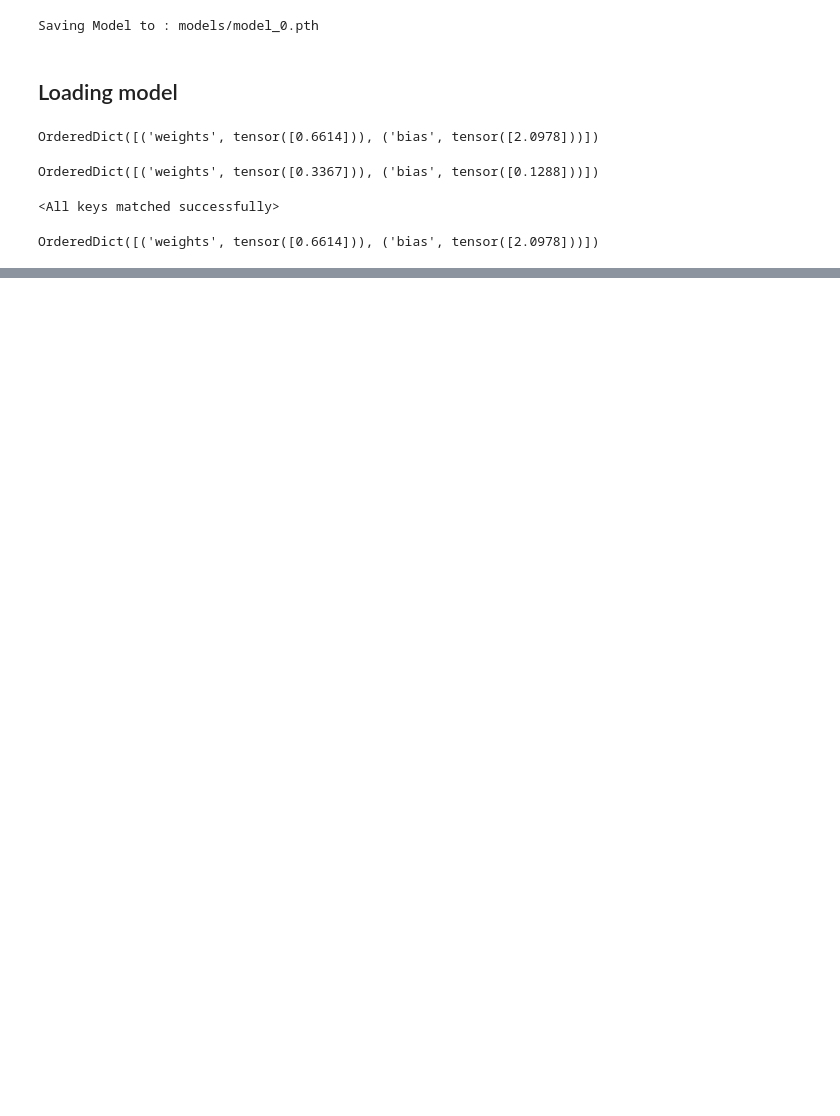
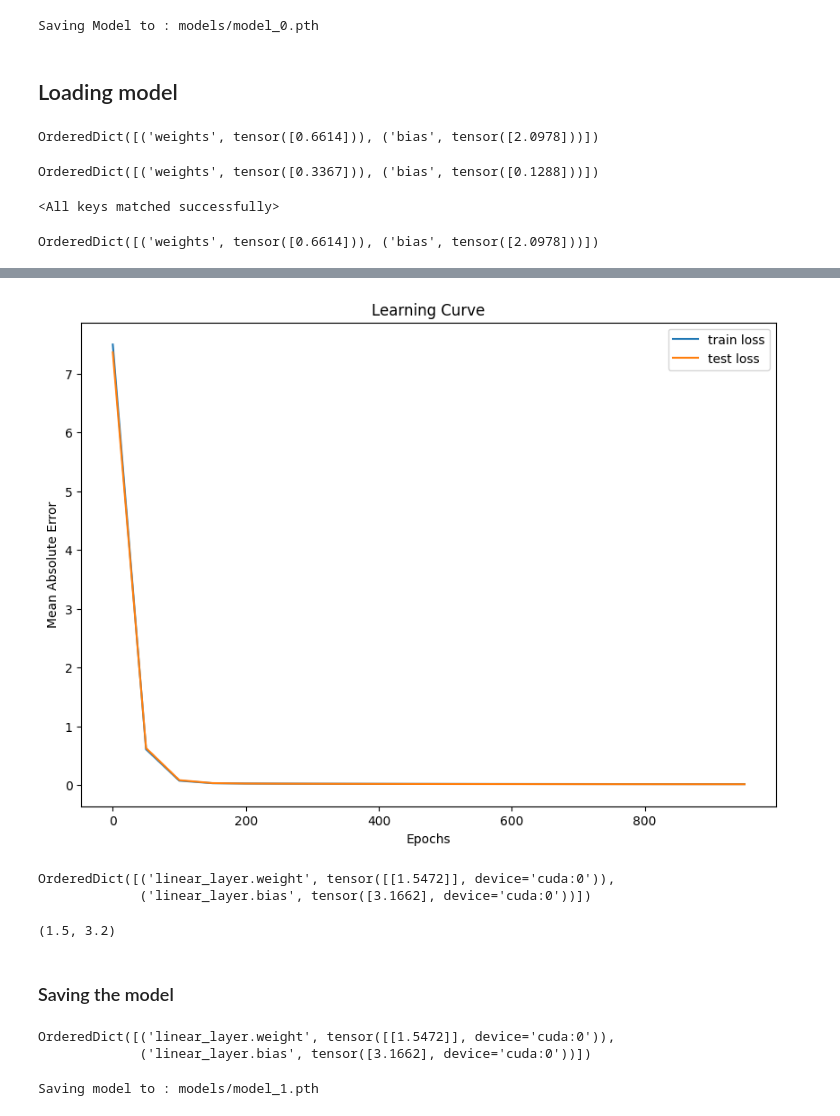
Before and after one commit to utkarshg1/Pytorch, a Jupyter notebook: Pytorch_Workflow.ipynb, the cells around one changed output, grey strips where cells are left out. Saved outputs shown, nothing was run; the diff lists cells and outputs as text; code cells hidden in the pictures; blank space fills up the shorter version.

```diff
--- a/Pytorch_Workflow.ipynb
+++ b/Pytorch_Workflow.ipynb
@@ -421,0 +590,3 @@ OrderedDict([('weights', tensor([0.6614])), ('bias', tensor([2.0978]))])
+# %%
+train_loss_numpy = [i.cpu().detach().numpy() for i in train_loss_values]
+train_loss_numpy
@@ -421,0 +614,3 @@ OrderedDict([('weights', tensor([0.6614])), ('bias', tensor([2.0978]))])
+# %%
+test_loss_numpy = [i.cpu().detach().numpy() for i in test_loss_values]
+test_loss_numpy
@@ -421,0 +638,38 @@ OrderedDict([('weights', tensor([0.6614])), ('bias', tensor([2.0978]))])
+# %%
+plt.figure(figsize=(10, 7))
+plt.plot(epoch_count, train_loss_numpy, label="train loss")
+plt.plot(epoch_count, test_loss_numpy, label="test loss")
+plt.xlabel("Epochs")
+plt.ylabel("Mean Absolute Error")
+plt.title("Learning Curve")
+plt.legend()
+plt.show()
+# %% [output]
+[figure, added]
+# %%
+model_1.state_dict()
+# %% [output]
+OrderedDict([('linear_layer.weight', tensor([[1.5472]], device='cuda:0')),
+             ('linear_layer.bias', tensor([3.1662], device='cuda:0'))])
+# %%
+weight, bias
+# %% [output]
+(1.5, 3.2)
+# %% [markdown]
+### Saving the model
+# %%
+model_1.state_dict()
+# %% [output]
+OrderedDict([('linear_layer.weight', tensor([[1.5472]], device='cuda:0')),
+             ('linear_layer.bias', tensor([3.1662], device='cuda:0'))])
+# %%
+PATH = Path("models")
+PATH.mkdir(parents=True, exist_ok=True)
+
+MODEL_NAME = "model_1.pth"
+MODEL_SAVE_PATH = PATH / MODEL_NAME
+
+print(f"Saving model to : {MODEL_SAVE_PATH}")
+torch.save(obj=model_1.state_dict(), f=MODEL_SAVE_PATH)
+# %% [output]
+Saving model to : models/model_1.pth
```
Also changed, not shown: parts of 30 cells of this notebook.
